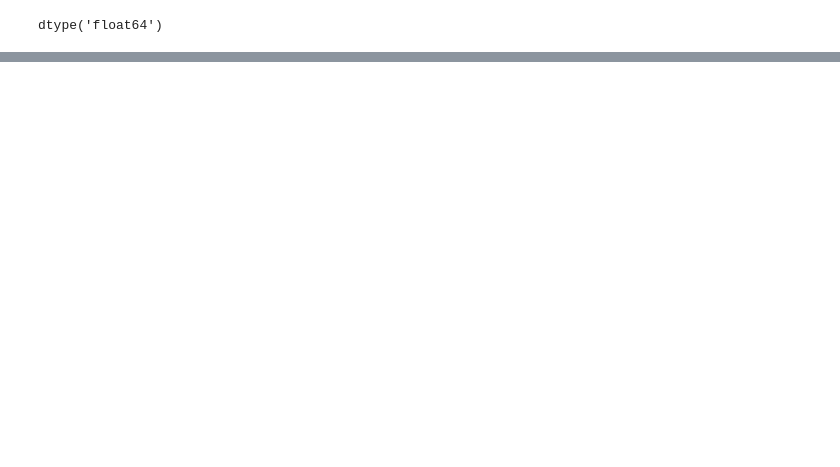
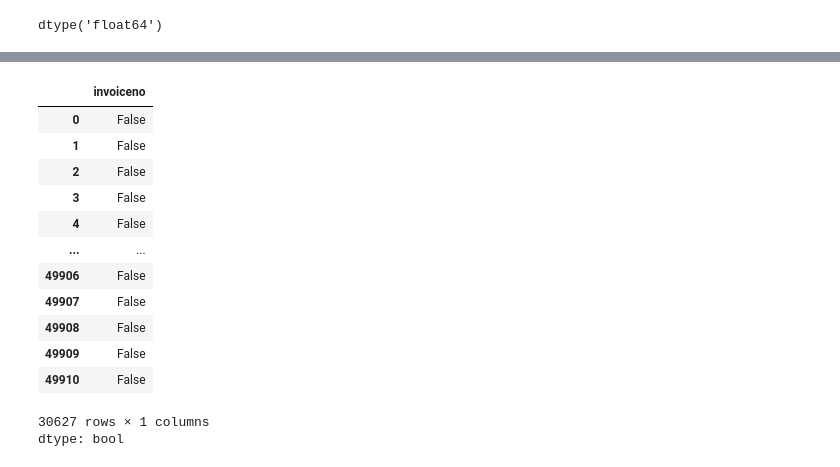
Before and after one commit to Trinadhreddy11/dataeng, a Jupyter notebook: dataeng_project.ipynb, the cells around one changed output, grey strips where cells are left out. Cells and saved outputs as stored; diff of their text form; code cells hidden in the pictures; blank space fills up the shorter version.

```diff
--- a/dataeng_project.ipynb
+++ b/dataeng_project.ipynb
@@ -354,0 +430,7 @@ memory usage: 876.4+ KB
+# %%
+df['description']=df['description'].str.strip()
+# %%
+df['description'] = df['description'].str.replace(r'[^A-Za-z0-9 ]', '', regex=True)
+# %%
+df['stockcode'] = df['stockcode'].astype(str)
+df['customerid'] = df['customerid'].astype(int)
@@ -354,0 +456,19 @@ memory usage: 876.4+ KB
+# %%
+df['invoiceno'] = df['invoiceno'].astype(str)
+# %%
+df['invoiceno'].str.startswith('c')
+# %% [output]
+|  | invoiceno |
+| 0 | False |
+| 1 | False |
+| 2 | False |
+| 3 | False |
+| 4 | False |
+| ... | ... |
+| 49906 | False |
+| 49907 | False |
+| 49908 | False |
+| 49909 | False |
+| 49910 | False |
+30627 rows × 1 columns
+dtype: bool
```
Also changed, not shown: parts of 48 cells of this notebook.
